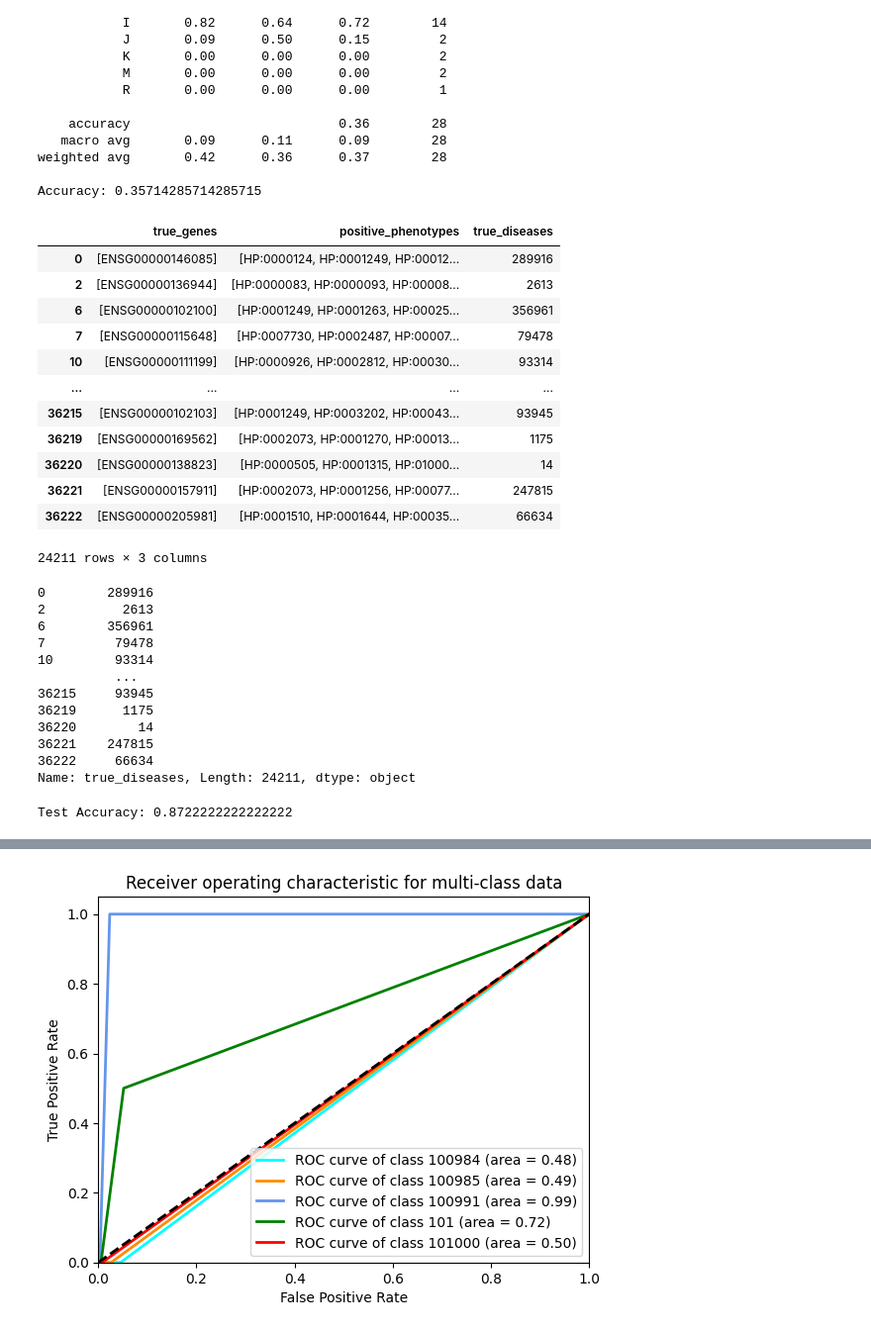
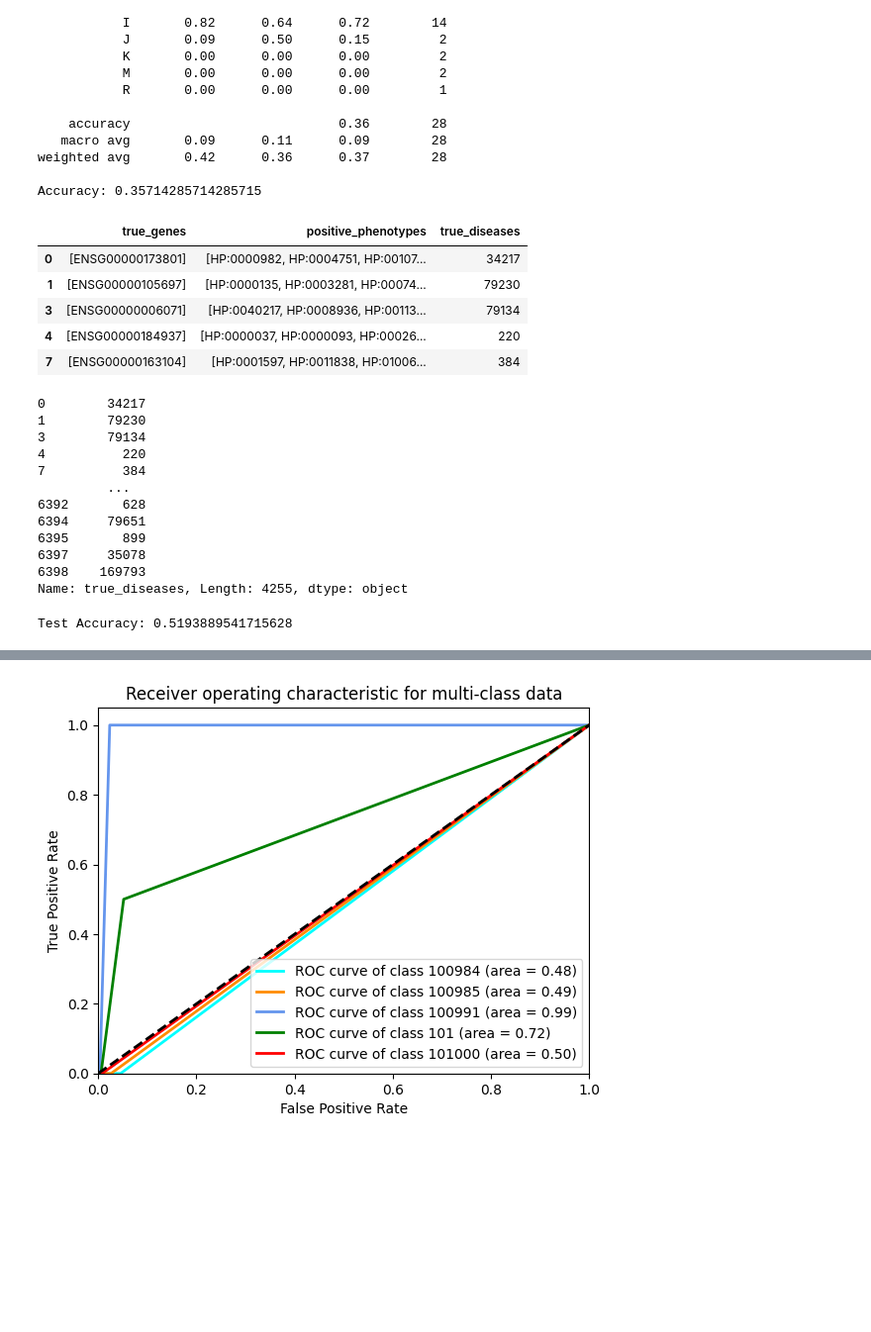
Before and after one commit to LaurenzSommerlad/TUM.ai-Makeathon2024-Amigo-Challenge, a Jupyter notebook: train.ipynb, the cells around one changed output, grey strips where cells are left out. Shown at 99% size. Drawn from its saved outputs; the diff is of its cells as text; code cells hidden in the pictures; blank space fills up the shorter version.

Commit message:
randomforest-experiment

```diff
--- a/train.ipynb
+++ b/train.ipynb
@@ -89,13 +83,13 @@ val_path = '/Users/Sandhanakrishnan/Documents/disease_split_val_sim_patients_8.9
 # %%
 import json
 tdata = []
-with open(train_path, 'r') as file:
+with open(val_path, 'r') as file:
     for line in file:
         # Parse the JSON data from each line
         json_data = json.loads(line)
         tdata.append(json_data)
 vdata = []
-with open(train_path, 'r') as file:
+with open(val_path, 'r') as file:
     for line in file:
         # Parse the JSON data from each line
         json_data = json.loads(line)
@@ -103,25 +97,19 @@ with open(train_path, 'r') as file:
 # %%
 # train_df = pd.DataFrame(tdata)
 val_df = pd.DataFrame(vdata)
 val_df = val_df[(val_df['age'] == 'Onset_Infant') | (val_df['age'] == 'Onset_Child')]
 df = val_df[['true_genes','positive_phenotypes','true_diseases']]
+# df =df.drop(columns=['true_genes'], axis=1)
 df= df.explode('true_diseases')
 # df = df.explode('true_genes')
-df
+df.head(5)
 # %% [output]
 |  | true_genes | positive_phenotypes | true_diseases |
-| 0 | [ENSG00000146085] | [HP:0000124, HP:0001249, HP:00012... | 289916 |
-| 2 | [ENSG00000136944] | [HP:0000083, HP:0000093, HP:00008... | 2613 |
-| 6 | [ENSG00000102100] | [HP:0001249, HP:0001263, HP:00025... | 356961 |
-| 7 | [ENSG00000115648] | [HP:0007730, HP:0002487, HP:00007... | 79478 |
-| 10 | [ENSG00000111199] | [HP:0000926, HP:0002812, HP:00030... | 93314 |
-| ... | ... | ... | ... |
-| 36215 | [ENSG00000102103] | [HP:0001249, HP:0003202, HP:00043... | 93945 |
-| 36219 | [ENSG00000169562] | [HP:0002073, HP:0001270, HP:00013... | 1175 |
-| 36220 | [ENSG00000138823] | [HP:0000505, HP:0001315, HP:01000... | 14 |
-| 36221 | [ENSG00000157911] | [HP:0002073, HP:0001256, HP:00077... | 247815 |
-| 36222 | [ENSG00000205981] | [HP:0001510, HP:0001644, HP:00035... | 66634 |
+| 0 | [ENSG00000173801] | [HP:0000982, HP:0004751, HP:00107... | 34217 |
+| 1 | [ENSG00000105697] | [HP:0000135, HP:0003281, HP:00074... | 79230 |
+| 3 | [ENSG00000006071] | [HP:0040217, HP:0008936, HP:00113... | 79134 |
+| 4 | [ENSG00000184937] | [HP:0000037, HP:0000093, HP:00026... | 220 |
+| 7 | [ENSG00000163104] | [HP:0001597, HP:0011838, HP:01006... | 384 |
-24211 rows × 3 columns
 # %%
 mlb_genes = MultiLabelBinarizer()
 genes_encoded = mlb_genes.fit_transform(df['true_genes'])
@@ -137,18 +126,18 @@ labels = df['true_diseases']
 # %%
 labels
 # %% [output]
-0        289916
-2          2613
-6        356961
-7         79478
-10        93314
-          ...
-36215     93945
-36219      1175
-36220        14
-36221    247815
-36222     66634
-Name: true_diseases, Length: 24211, dtype: object
+0        34217
+1        79230
+3        79134
+4          220
+7          384
+         ...
+6392       628
+6394     79651
+6395       899
+6397     35078
+6398    169793
+Name: true_diseases, Length: 4255, dtype: object
 # %%
 from sklearn.ensemble import RandomForestClassifier
 from sklearn.model_selection import train_test_split
@@ -159,12 +148,12 @@ labels_subset = labels.iloc[:9000]
 
 # Now use train_test_split on this subset
 X_train, X_test, y_train, y_test = train_test_split(features_subset, labels_subset, test_size=0.2, random_state=42)
-rf = RandomForestClassifier(n_estimators=100, random_state=42)
+rf = RandomForestClassifier(n_estimators=3, random_state=42)
 rf.fit(X_train, y_train)
 accuracy = rf.score(X_test, y_test)
 print(f"Test Accuracy: {accuracy}")
 # %% [output]
-Test Accuracy: 0.8722222222222222
+Test Accuracy: 0.5193889541715628
 # %%
 from sklearn.metrics import accuracy_score, f1_score
 y_pred = rf.predict(X_test)
```
Also changed, not shown: parts of 4 cells of this notebook, 1 other file.
